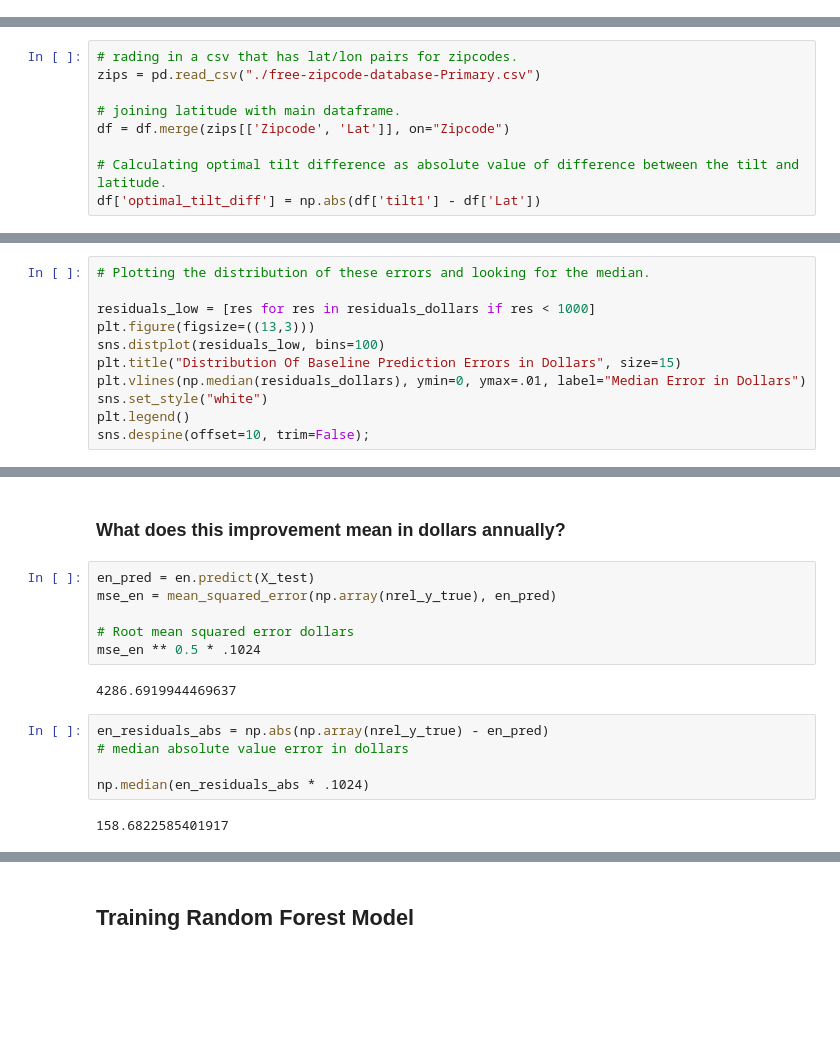
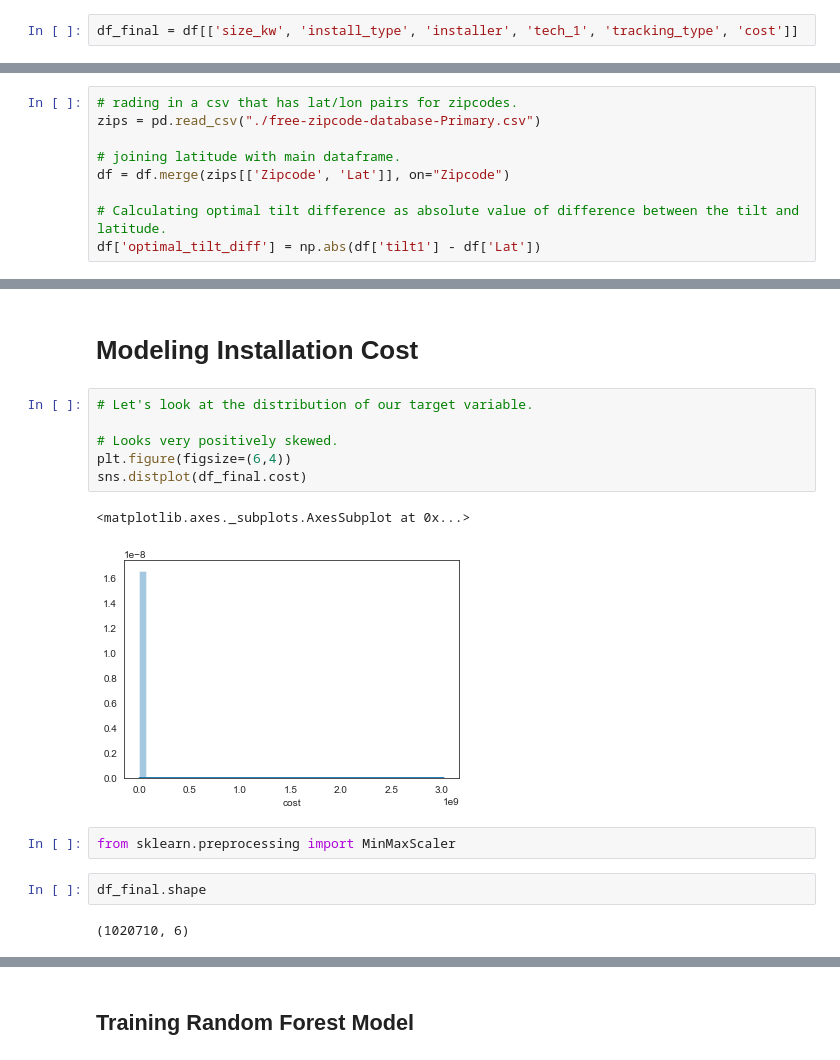
Before and after one commit to souvikb07/solar-energy-cost-calculator-models, a Jupyter notebook: solar_project_technical_report_and_summary.ipynb, the cells around one changed output, grey strips where cells are left out. Drawn from its saved outputs; the diff is of its cells as text; blank space fills up the shorter version.

Commit message:
final model

```diff
--- a/solar_project_technical_report_and_summary.ipynb
+++ b/solar_project_technical_report_and_summary.ipynb
@@ -282,3 +71,5 @@ It's clear from the below graph that annual energy produced is extremely well co
+# %%
+df_final = df[['size_kw', 'install_type', 'installer', 'tech_1', 'tracking_type', 'cost']]
 # %%
 df = df.dropna()
 # %%
@@ -689,11 +268,0 @@ from scipy.stats import mode
-# %%
-# Plotting the distribution of these errors and looking for the median.
-
-residuals_low = [res for res in residuals_dollars if res < 1000]
-plt.figure(figsize=((13,3)))
-sns.distplot(residuals_low, bins=100)
-plt.title("Distribution Of Baseline Prediction Errors in Dollars", size=15)
-plt.vlines(np.median(residuals_dollars), ymin=0, ymax=.01, label="Median Error in Dollars")
-sns.set_style("white")
-plt.legend()
-sns.despine(offset=10, trim=False);
@@ -887,17 +269,17 @@ plt.title("Elastic Net Coefficients")
-# %% [markdown]
-### What does this improvement mean in dollars annually?
-# %%
-en_pred = en.predict(X_test)
-mse_en = mean_squared_error(np.array(nrel_y_true), en_pred)
-
-# Root mean squared error dollars
-mse_en ** 0.5 * .1024
-# %% [output]
-4286.6919944469637
-# %%
-en_residuals_abs = np.abs(np.array(nrel_y_true) - en_pred)
-# median absolute value error in dollars
-
-np.median(en_residuals_abs * .1024)
-# %% [output]
-158.6822585401917
+# %% [markdown]
+# Modeling Installation Cost
+# %%
+# Let's look at the distribution of our target variable.
+
+# Looks very positively skewed.
+plt.figure(figsize=(6,4))
+sns.distplot(df_final.cost)
+# %% [output]
+<matplotlib.axes._subplots.AxesSubplot at 0x...>
+[figure, added]
+# %%
+from sklearn.preprocessing import MinMaxScaler
+# %%
+df_final.shape
+# %% [output]
+(1020710, 6)
```
Also changed, not shown: parts of 177 cells of this notebook.
